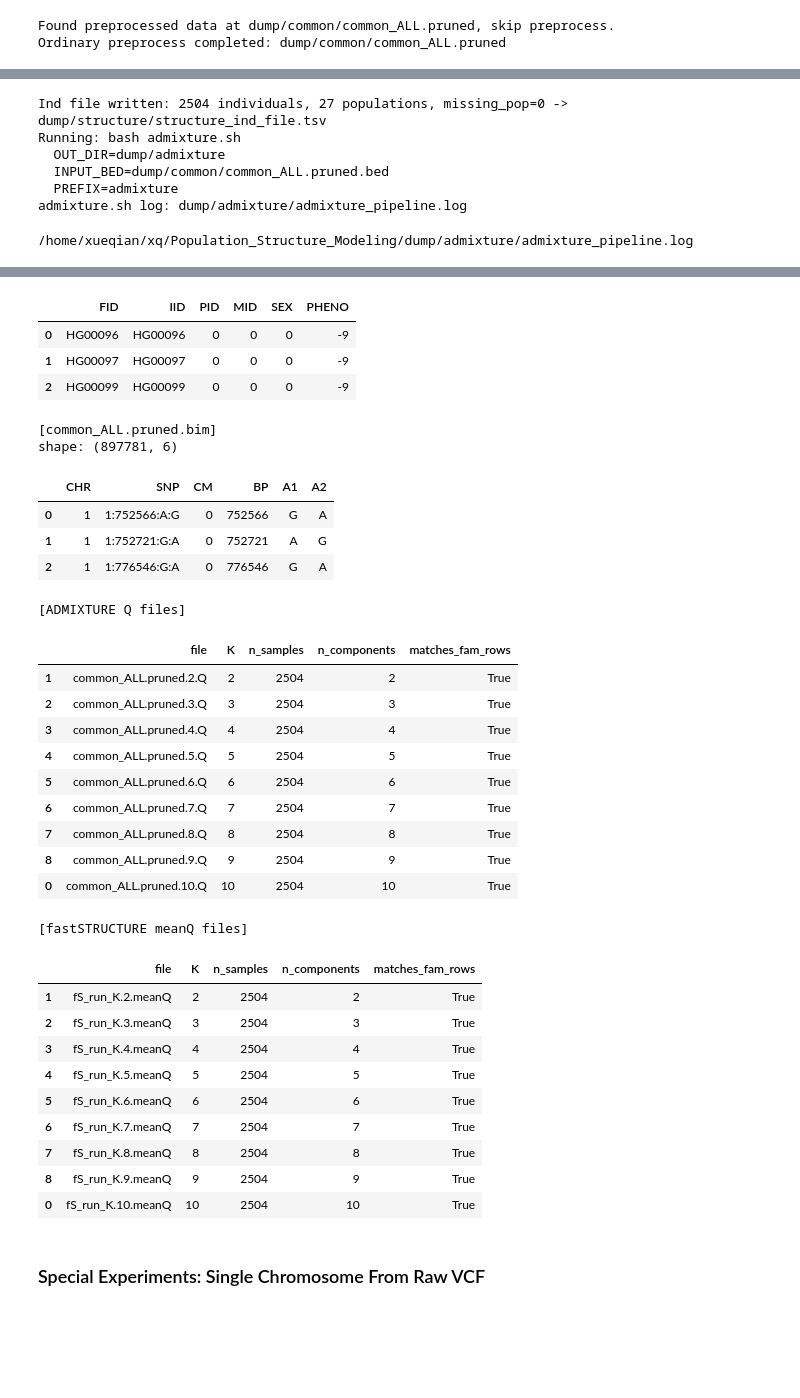
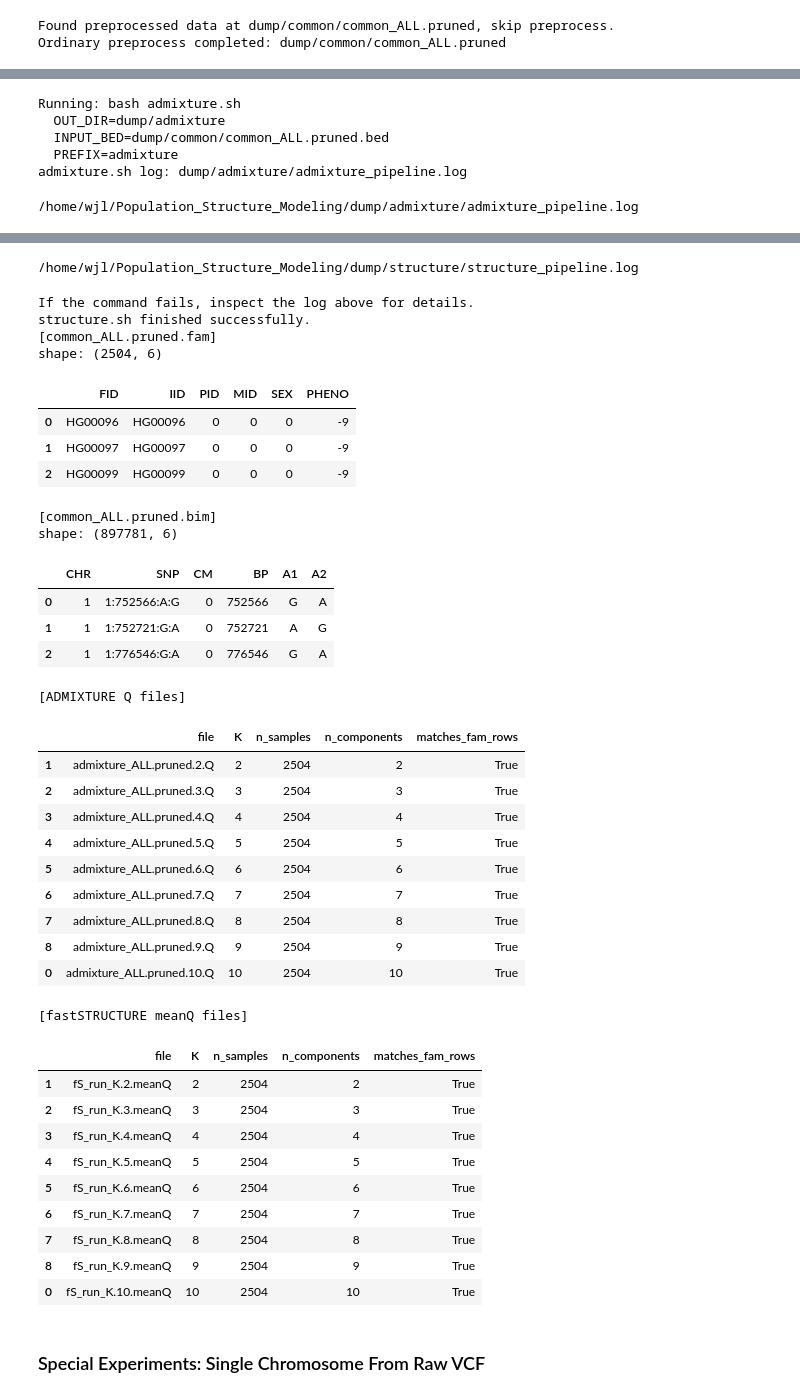
Before and after one commit to Hakuna25/Population_Structure_Modeling, a Jupyter notebook: analysis.ipynb, the cells around one changed output, grey strips where cells are left out. Saved outputs shown, nothing was run; the diff lists cells and outputs as text; code cells hidden in the pictures; blank space fills up the shorter version.

```diff
--- a/analysis.ipynb
+++ b/analysis.ipynb
@@ -500,19 +626,22 @@ Ordinary preprocess completed: dump/common/common_ALL.pruned
 # %%
-BASELINE_RESULT = run_experiment_methods(BASELINE_RESULT)
+# os.environ["FORCE_RERUN"] = "1"
+BASELINE_RESULT = run_admixture_experiment(BASELINE_RESULT)
+BASELINE_RESULT = run_structure_experiment(BASELINE_RESULT)
+# os.environ.pop("FORCE_RERUN", None)
 BASELINE_IND_FILE = BASELINE_RESULT["ind_file"]
 show_experiment_sanity(
     BASELINE_DATASET_PREFIX,
     admixture_dir=BASELINE_RESULT["admixture_out_dir"],
     structure_dir=BASELINE_RESULT["structure_out_dir"],
     structure_prefix=BASELINE_RESULT["structure_prefix"],
+    admixture_prefix=BASELINE_RESULT["admixture_prefix"],
 )
 # %% [output]
-Ind file written: 2504 individuals, 27 populations, missing_pop=0 -> dump/structure/structure_ind_file.tsv
 Running: bash admixture.sh
   OUT_DIR=dump/admixture
   INPUT_BED=dump/common/common_ALL.pruned.bed
   PREFIX=admixture
 admixture.sh log: dump/admixture/admixture_pipeline.log
-/home/xueqian/xq/Population_Structure_Modeling/dump/admixture/admixture_pipeline.log
+/home/wjl/Population_Structure_Modeling/dump/admixture/admixture_pipeline.log
 If the command fails, inspect the log above for details.
 admixture.sh finished successfully.
@@ -521,25 +655,30 @@ shape: (2504, 6)
+/home/wjl/Population_Structure_Modeling/dump/structure/structure_pipeline.log
+If the command fails, inspect the log above for details.
+structure.sh finished successfully.
+[common_ALL.pruned.fam]
+shape: (2504, 6)
 |  | FID | IID | PID | MID | SEX | PHENO |
 | 0 | HG00096 | HG00096 | 0 | 0 | 0 | -9 |
 | 1 | HG00097 | HG00097 | 0 | 0 | 0 | -9 |
 | 2 | HG00099 | HG00099 | 0 | 0 | 0 | -9 |
-[common_ALL.pruned.bim]
-shape: (897781, 6)
+[common_ALL.pruned.bim]
+shape: (897781, 6)
 |  | CHR | SNP | CM | BP | A1 | A2 |
 | 0 | 1 | 1:752566:A:G | 0 | 752566 | G | A |
 | 1 | 1 | 1:752721:G:A | 0 | 752721 | A | G |
 | 2 | 1 | 1:776546:G:A | 0 | 776546 | G | A |
-[ADMIXTURE Q files]
+[ADMIXTURE Q files]
 |  | file | K | n_samples | n_components | matches_fam_rows |
-| 1 | common_ALL.pruned.2.Q | 2 | 2504 | 2 | True |
-| 2 | common_ALL.pruned.3.Q | 3 | 2504 | 3 | True |
-| 3 | common_ALL.pruned.4.Q | 4 | 2504 | 4 | True |
-| 4 | common_ALL.pruned.5.Q | 5 | 2504 | 5 | True |
-| 5 | common_ALL.pruned.6.Q | 6 | 2504 | 6 | True |
-| 6 | common_ALL.pruned.7.Q | 7 | 2504 | 7 | True |
-| 7 | common_ALL.pruned.8.Q | 8 | 2504 | 8 | True |
-| 8 | common_ALL.pruned.9.Q | 9 | 2504 | 9 | True |
-| 0 | common_ALL.pruned.10.Q | 10 | 2504 | 10 | True |
+| 1 | admixture_ALL.pruned.2.Q | 2 | 2504 | 2 | True |
+| 2 | admixture_ALL.pruned.3.Q | 3 | 2504 | 3 | True |
+| 3 | admixture_ALL.pruned.4.Q | 4 | 2504 | 4 | True |
+| 4 | admixture_ALL.pruned.5.Q | 5 | 2504 | 5 | True |
+| 5 | admixture_ALL.pruned.6.Q | 6 | 2504 | 6 | True |
+| 6 | admixture_ALL.pruned.7.Q | 7 | 2504 | 7 | True |
+| 7 | admixture_ALL.pruned.8.Q | 8 | 2504 | 8 | True |
+| 8 | admixture_ALL.pruned.9.Q | 9 | 2504 | 9 | True |
+| 0 | admixture_ALL.pruned.10.Q | 10 | 2504 | 10 | True |
-[fastSTRUCTURE meanQ files]
+[fastSTRUCTURE meanQ files]
 |  | file | K | n_samples | n_components | matches_fam_rows |
 | 1 | fS_run_K.2.meanQ | 2 | 2504 | 2 | True |
 | 2 | fS_run_K.3.meanQ | 3 | 2504 | 3 | True |
```
Also changed, not shown: parts of 30 cells of this notebook, 3 other files.
